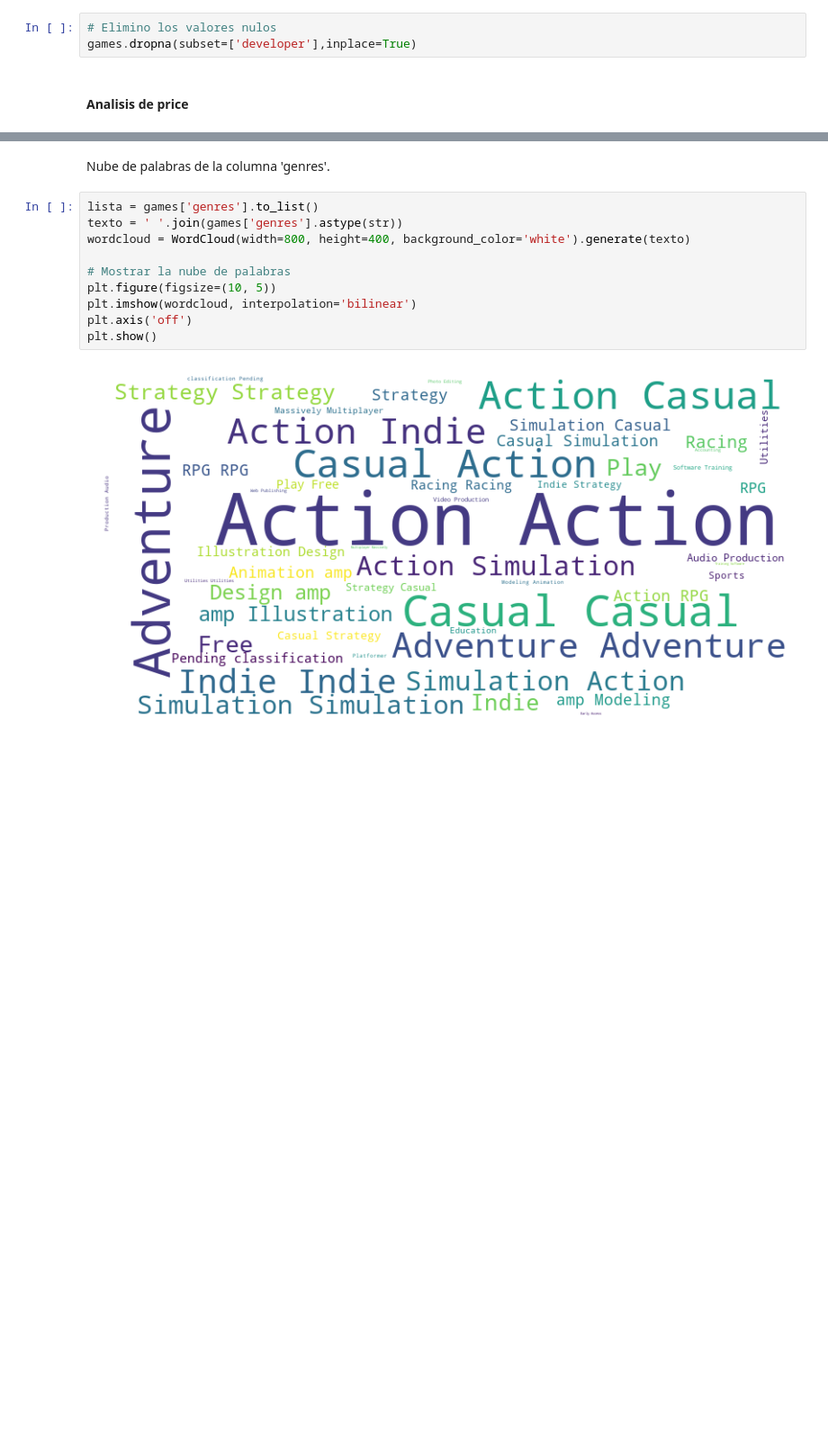
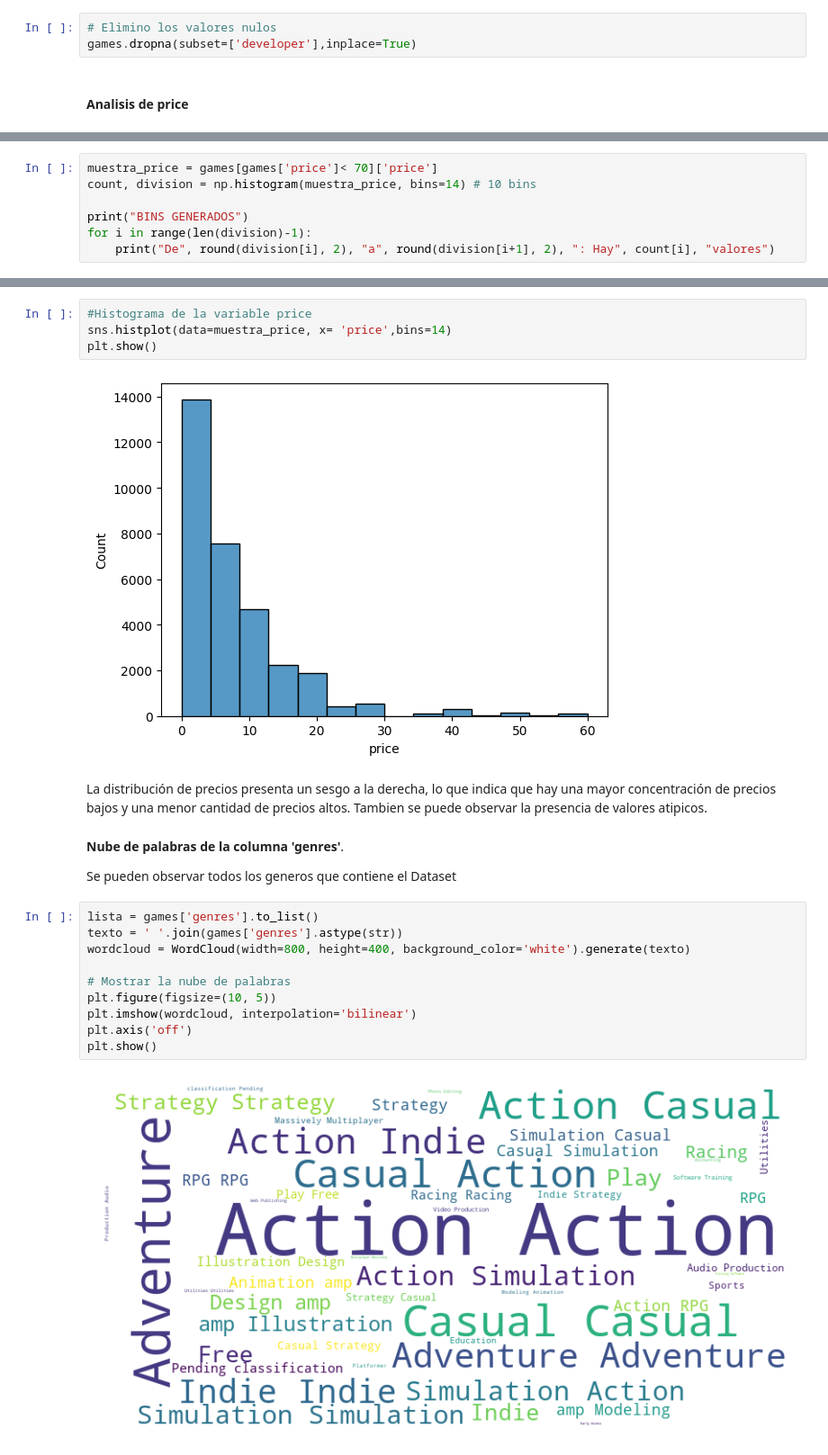
Before and after one commit to pablongrs/MLOps_Steam, a Jupyter notebook: EDA.ipynb, the cells around one changed output, grey strips where cells are left out. Shown at 90% size. Cells and saved outputs as stored; diff of their text form; blank space fills up the shorter version.

```diff
--- a/EDA.ipynb
+++ b/EDA.ipynb
@@ -102,0 +135,7 @@ plt.show()
+# %%
+muestra_price = games[games['price']< 70]['price']
+count, division = np.histogram(muestra_price, bins=14) # 10 bins
+
+print("BINS GENERADOS")
+for i in range(len(division)-1):
+    print("De", round(division[i], 2), "a", round(division[i+1], 2), ": Hay", count[i], "valores")
@@ -103,5 +158,15 @@ plt.show()
+# %%
+#Histograma de la variable price
+sns.histplot(data=muestra_price, x= 'price',bins=14)
+plt.show()
+# %% [output]
+[figure, added]
+# %% [markdown]
+La distribución de precios presenta un sesgo a la derecha, lo que indica que hay una mayor concentración de precios bajos y una menor cantidad de precios altos. Tambien se puede observar la presencia de valores atipicos.
 # %% [markdown]
-Nube de palabras de la columna 'genres'.
+**Nube de palabras de la columna 'genres'**.
+
+Se pueden observar todos los generos que contiene el Dataset
 # %%
 lista = games['genres'].to_list()
 texto = ' '.join(games['genres'].astype(str))
```
Also changed, not shown: parts of 24 cells of this notebook.
